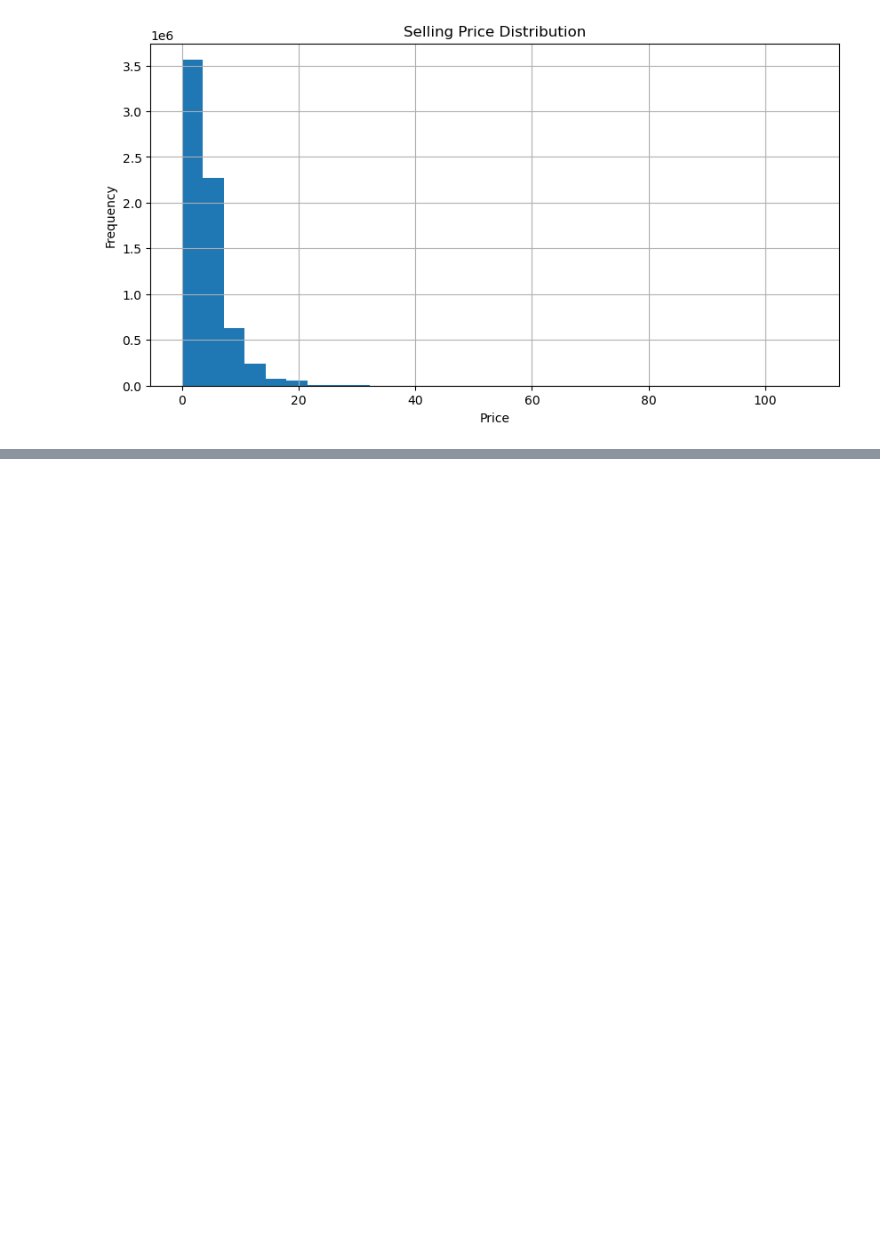
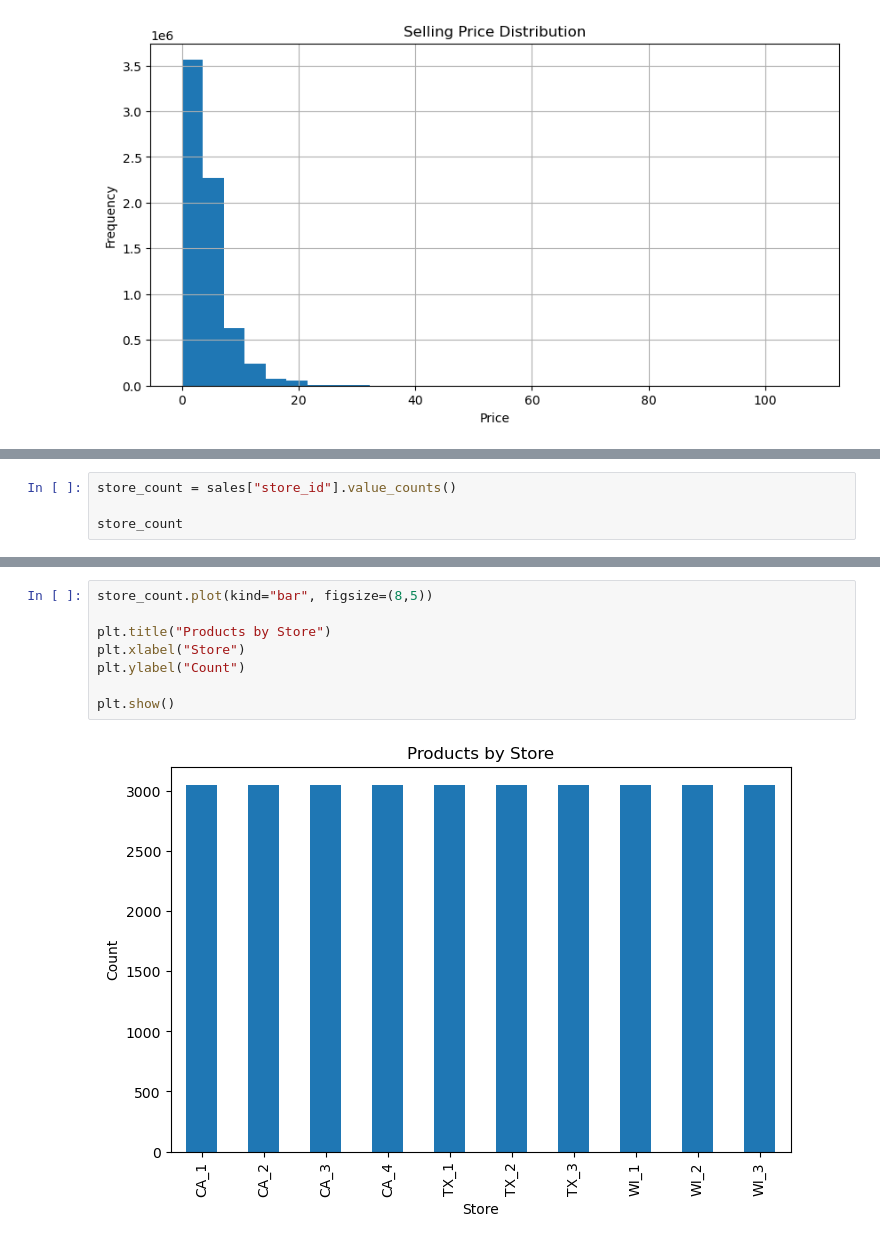
Before and after one commit to PoojaManjunath17/Retail-Demand-Forecasting, a Jupyter notebook: notebooks/Week1_Day1-Copy1.ipynb, the cells around one changed output, grey strips where cells are left out. Drawn from its saved outputs; the diff is of its cells as text; blank space fills up the shorter version.

Commit message:
Week 3 Day 17 - Completed store analysis

```diff
--- a/notebooks/Week1_Day1-Copy1.ipynb
+++ b/notebooks/Week1_Day1-Copy1.ipynb
@@ -1183,0 +1187,4 @@ plt.show()
+# %%
+store_count = sales["store_id"].value_counts()
+
+store_count
@@ -1183,0 +1204,10 @@ plt.show()
+# %%
+store_count.plot(kind="bar", figsize=(8,5))
+
+plt.title("Products by Store")
+plt.xlabel("Store")
+plt.ylabel("Count")
+
+plt.show()
+# %% [output]
+[figure, added]
```
Also changed, not shown: parts of 2 cells of this notebook.
